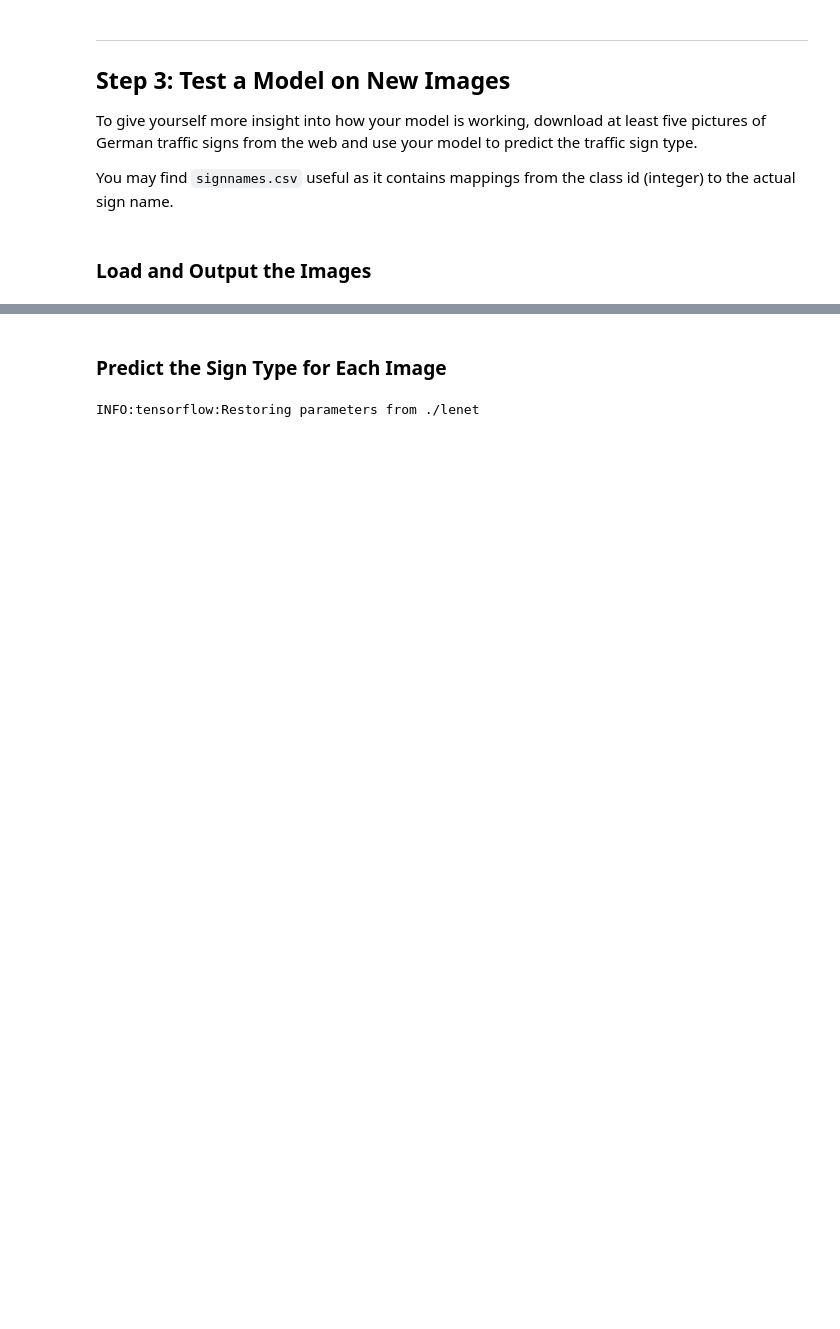
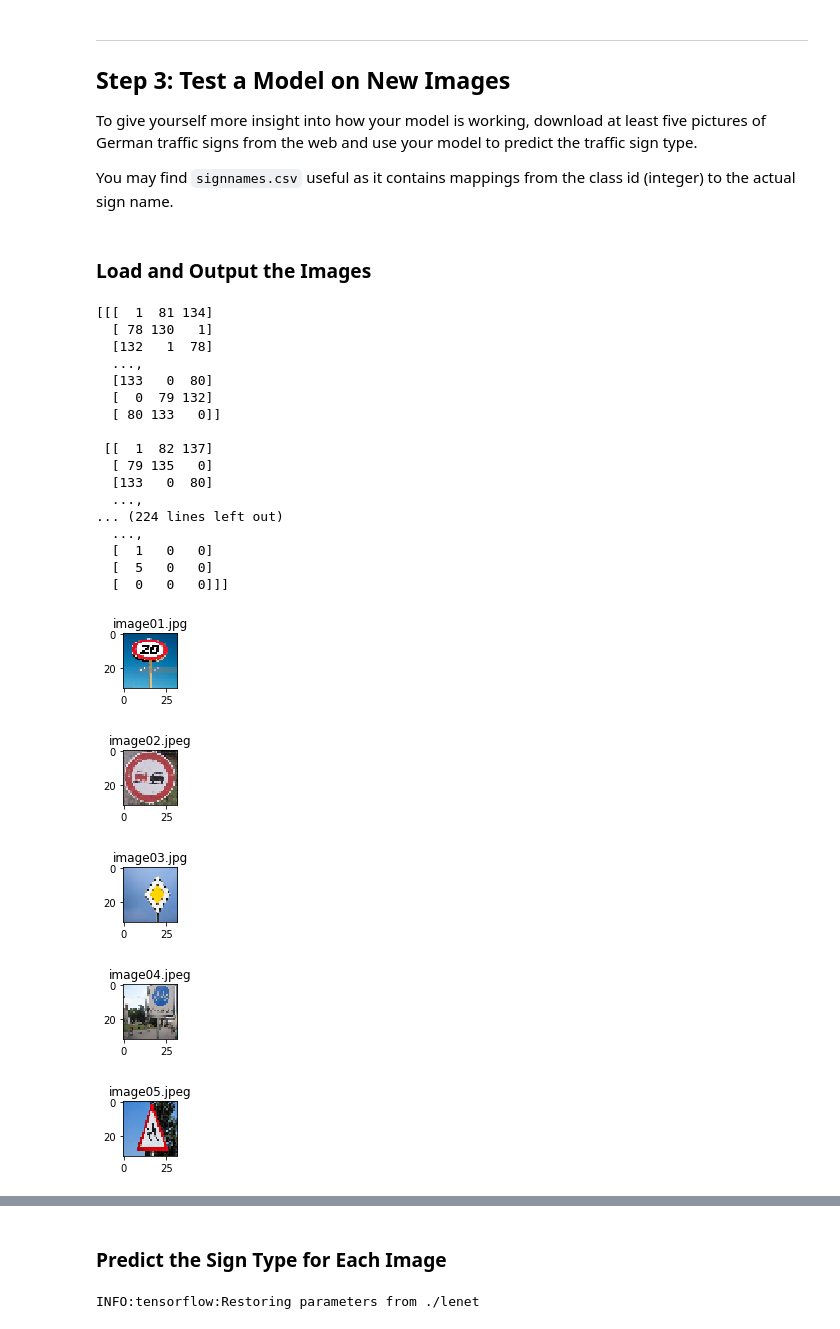
Before and after one commit to yoheitaonishi/CarND-Traffic-Sign-Classifier-Project, a Jupyter notebook: Traffic_Sign_Classifier.ipynb, the cells around one changed output, grey strips where cells are left out. Saved outputs shown, nothing was run; the diff lists cells and outputs as text; code cells hidden in the pictures; blank space fills up the shorter version.

Commit message:
added test_images

```diff
--- a/Traffic_Sign_Classifier.ipynb
+++ b/Traffic_Sign_Classifier.ipynb
@@ -355,33 +355,55 @@ plt.rcdefaults()
 import matplotlib.image as mpimg
 import numpy as np
 import os
 import cv2
 %matplotlib inline
 
 X_final_test = []
 X_final_test_name = []
 
 def pipeline(img):
     global X_final_test
 
     #Resize for consistency
     resize_image = cv2.resize(img, (32, 32))
 
     #Convert to 3 channels
     processed_img = cv2.cvtColor(resize_image, cv2.COLOR_BGRA2BGR)
+    #print(resize_image)
+    print(processed_img)
 
     X_final_test.append(processed_img)
     return resize_image
 
 #printing out some stats and plotting
 plt.close("all")
 for file in sorted(os.listdir("test_images/")):
     plt.figure(figsize=(1,1))
     plt.title(file)
     plt.imshow(pipeline(mpimg.imread('test_images/' + file)))
-    plt.figure()
-    plt.title(file + "(Original)")
-    plt.imshow(mpimg.imread('test_images/' + file))
     X_final_test_name += [file]
 
 X_final_graph = X_final_test
+# %% [output]
+[[[  1  81 134]
+  [ 78 130   1]
+  [132   1  78]
+  ...,
+  [133   0  80]
+  [  0  79 132]
+  [ 80 133   0]]
+
+ [[  1  82 137]
+  [ 79 135   0]
+  [133   0  80]
+  ...,
+... (224 lines left out)
+  ...,
+  [  1   0   0]
+  [  5   0   0]
+  [  0   0   0]]]
+[figure, added]
+[figure, added]
+[figure, added]
+[figure, added]
+[figure, added]
```
Also changed, not shown: parts of 6 cells of this notebook, 8 other files.
